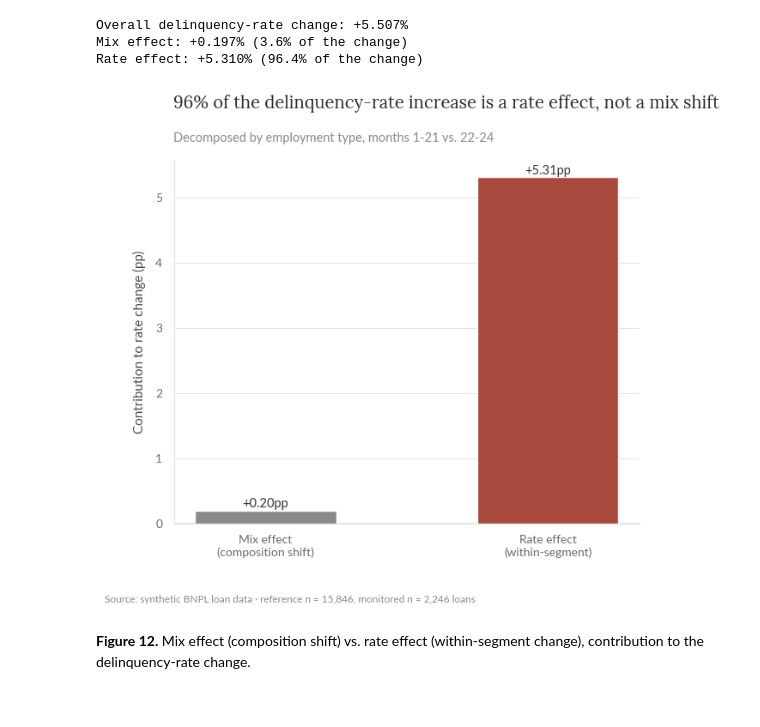
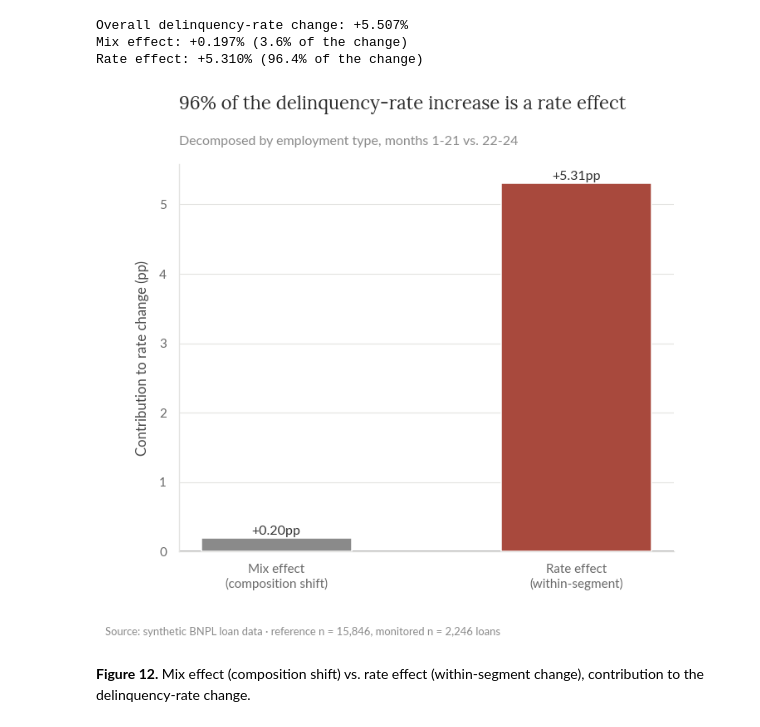
Before and after one commit to gus-morales/work-showcase, a Jupyter notebook: projects/01-delinquency-risk-model/notebooks/01_delinquency_risk_model.ipynb, the cells around one changed output. Drawn from its saved outputs; the diff is of its cells as text; code cells hidden in the pictures.

```diff
--- a/projects/01-delinquency-risk-model/notebooks/01_delinquency_risk_model.ipynb
+++ b/projects/01-delinquency-risk-model/notebooks/01_delinquency_risk_model.ipynb
@@ -550,17 +550,17 @@ Rate effect: +5.310% (96.4% of the change)
 # %%
 fig, ax = plt.subplots(figsize=(7, 5.5))
 bars = ["Mix effect\n(composition shift)", "Rate effect\n(within-segment)"]
 vals = [result["mix_total"] * 100, result["rate_total"] * 100]
 ax.bar(bars, vals, color=[GREY, MUTED_RED], width=0.5, zorder=3)
 ax.axhline(0, color=GREY, linewidth=1)
 for i, v in enumerate(vals):
     ax.text(i, v + (0.05 if v >= 0 else -0.15), f"{v:+.2f}pp", ha="center", fontsize=10.5, color="#333")
-style_ax(ax, title=f"{rate_share:.0%} of the delinquency-rate increase is a rate effect, not a mix shift",
+style_ax(ax, title=f"{rate_share:.0%} of the delinquency-rate increase is a rate effect",
          subtitle=f"Decomposed by {SEGMENT.replace('_', ' ')}, months 1-21 vs. 22-24", ylabel="Contribution to rate change (pp)")
 add_footnote(fig, SOURCE_DRIFT)
 plt.show()
 # %% [output]
-[figure, old version]
+[figure, new version]
 # %% [markdown]
 **Figure 12.** Mix effect (composition shift) vs. rate effect (within-segment change), contribution to the delinquency-rate change.
 # %%
```
Also changed, not shown: parts of 3 cells of this notebook, 10 other files.
